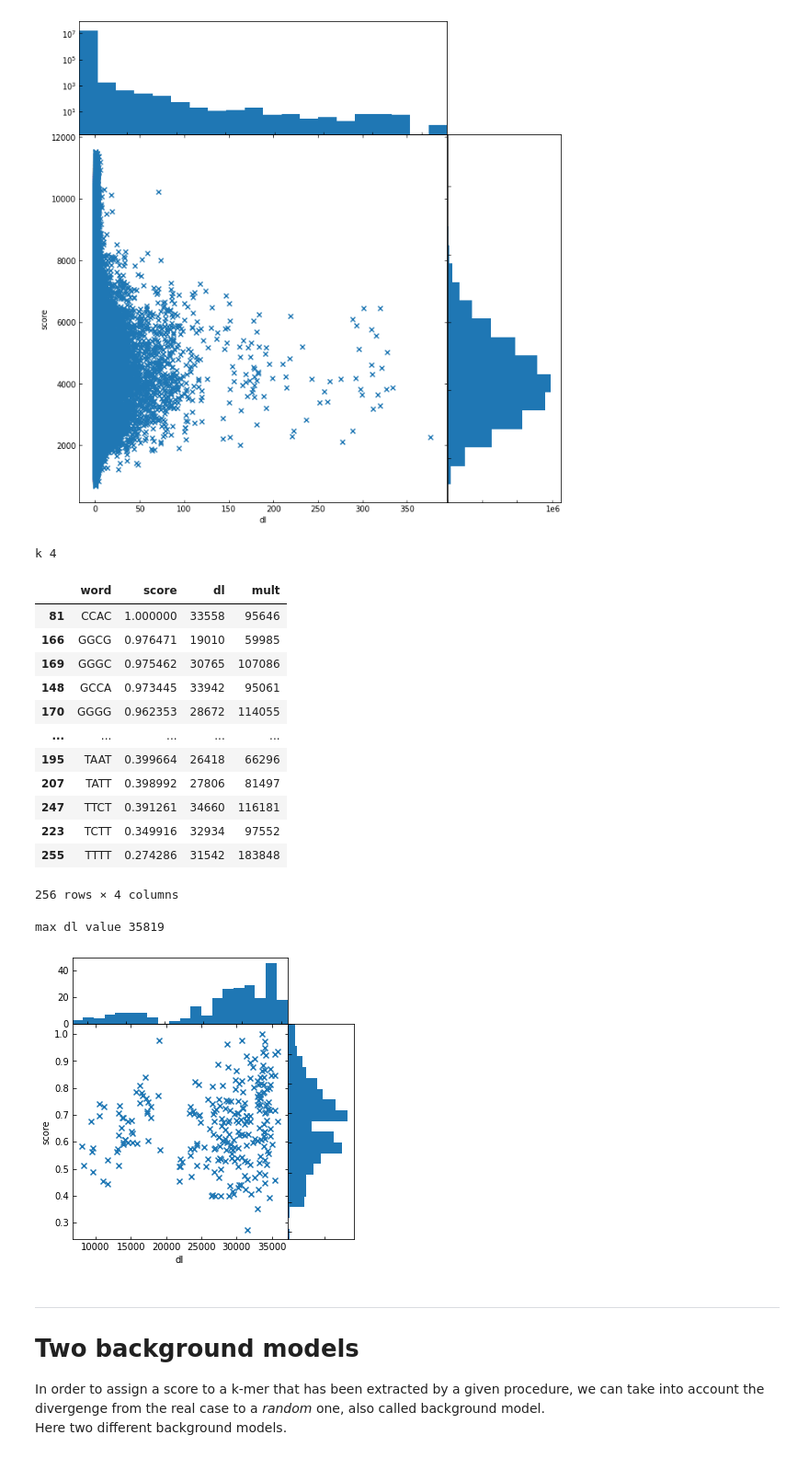
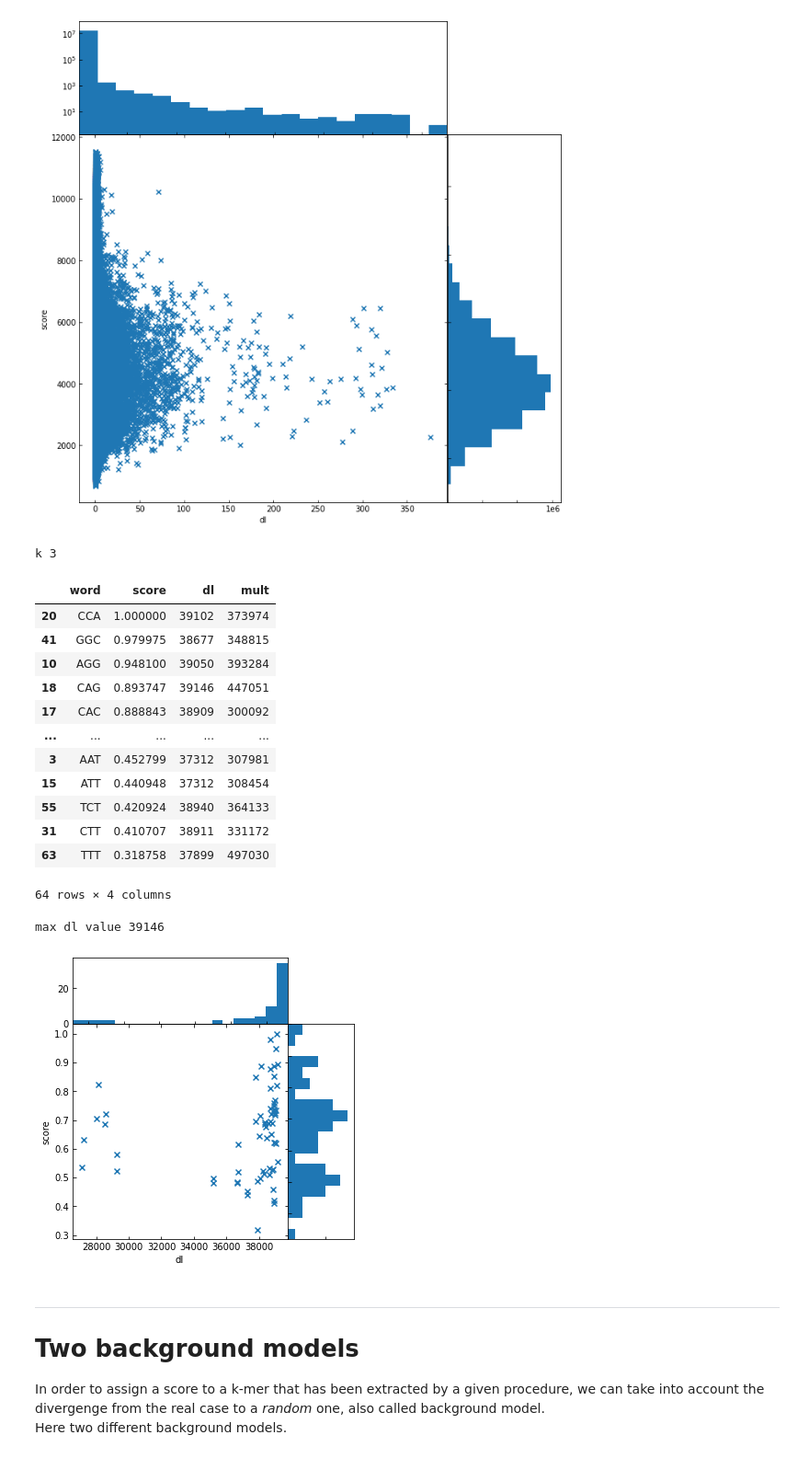
Before and after one commit to vbonnici/TFBS-scorings, a Jupyter notebook: CTCF/TFBS-scorings.ipynb, the cells around one changed output. Shown at 92% size. Cells and saved outputs as stored; diff of their text form; code cells hidden in the pictures.

```diff
--- a/TFBS-scorings.ipynb
+++ b/CTCF/TFBS-scorings.ipynb
@@ -530,54 +530,54 @@ plot_2d_scatter(epwmstats, 'dl', 'score', plotsize=(10,10), up_hist_logscale=Tru
 # %%
 import pandas
 
-k = 4
+k = 3
 print('k',k)
 it = NESAIterator( egs, k, list(edf.sa) , list(edf.lcp), list(edf.nn))
 dl = list(edf.dl)
 
 words = list()
 scores = list()
 dls = list()
 mults = list()
 
 for kmer in it:
     #print(kmer, it.multiplicity(), it.positions())
     #print(it.multiplicity(), it.positions())
     #print(kmer, it.multiplicity())
     words.append(kmer)
     mults.append( it.multiplicity())
     scores.append( get_normalized_motif_score(ctcf, kmer)[0]  )
     dls.append( len(  set(  dl[ it.get_start() : it.get_end() ]  ) ) )
 
 epwmstats = pandas.DataFrame()
 epwmstats['word'] = words
 epwmstats['score'] = scores
 epwmstats['dl'] = dls
 epwmstats['mult'] = mults
 epwmstats.sort_values('score', ascending=False, inplace=True)
 
 
 display(epwmstats)
 print('max dl value', max(epwmstats['dl']))
 
 plot_2d_scatter(epwmstats, 'dl', 'score')
 # %% [output]
-k 4
+k 3
 |  | word | score | dl | mult |
-| 81 | CCAC | 1.000000 | 33558 | 95646 |
-| 166 | GGCG | 0.976471 | 19010 | 59985 |
-| 169 | GGGC | 0.975462 | 30765 | 107086 |
-| 148 | GCCA | 0.973445 | 33942 | 95061 |
-| 170 | GGGG | 0.962353 | 28672 | 114055 |
+| 20 | CCA | 1.000000 | 39102 | 373974 |
+| 41 | GGC | 0.979975 | 38677 | 348815 |
+| 10 | AGG | 0.948100 | 39050 | 393284 |
+| 18 | CAG | 0.893747 | 39146 | 447051 |
+| 17 | CAC | 0.888843 | 38909 | 300092 |
 | ... | ... | ... | ... | ... |
-| 195 | TAAT | 0.399664 | 26418 | 66296 |
-| 207 | TATT | 0.398992 | 27806 | 81497 |
-| 247 | TTCT | 0.391261 | 34660 | 116181 |
-| 223 | TCTT | 0.349916 | 32934 | 97552 |
-| 255 | TTTT | 0.274286 | 31542 | 183848 |
+| 3 | AAT | 0.452799 | 37312 | 307981 |
+| 15 | ATT | 0.440948 | 37312 | 308454 |
+| 55 | TCT | 0.420924 | 38940 | 364133 |
+| 31 | CTT | 0.410707 | 38911 | 331172 |
+| 63 | TTT | 0.318758 | 37899 | 497030 |
-256 rows × 4 columns
+64 rows × 4 columns
-max dl value 35819
+max dl value 39146
-[figure, old version]
+[figure, new version]
 # %% [markdown]
 ----
 
```
Also changed, not shown: parts of 4 cells of this notebook, 7 other files.
